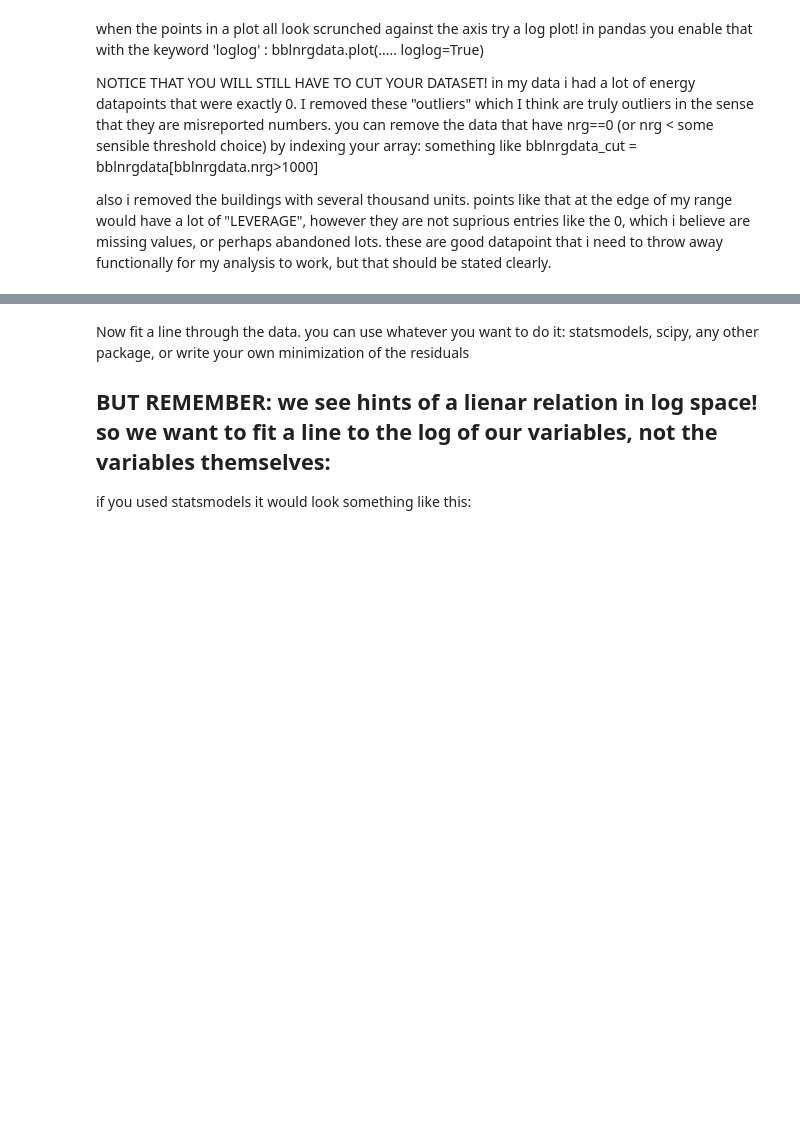
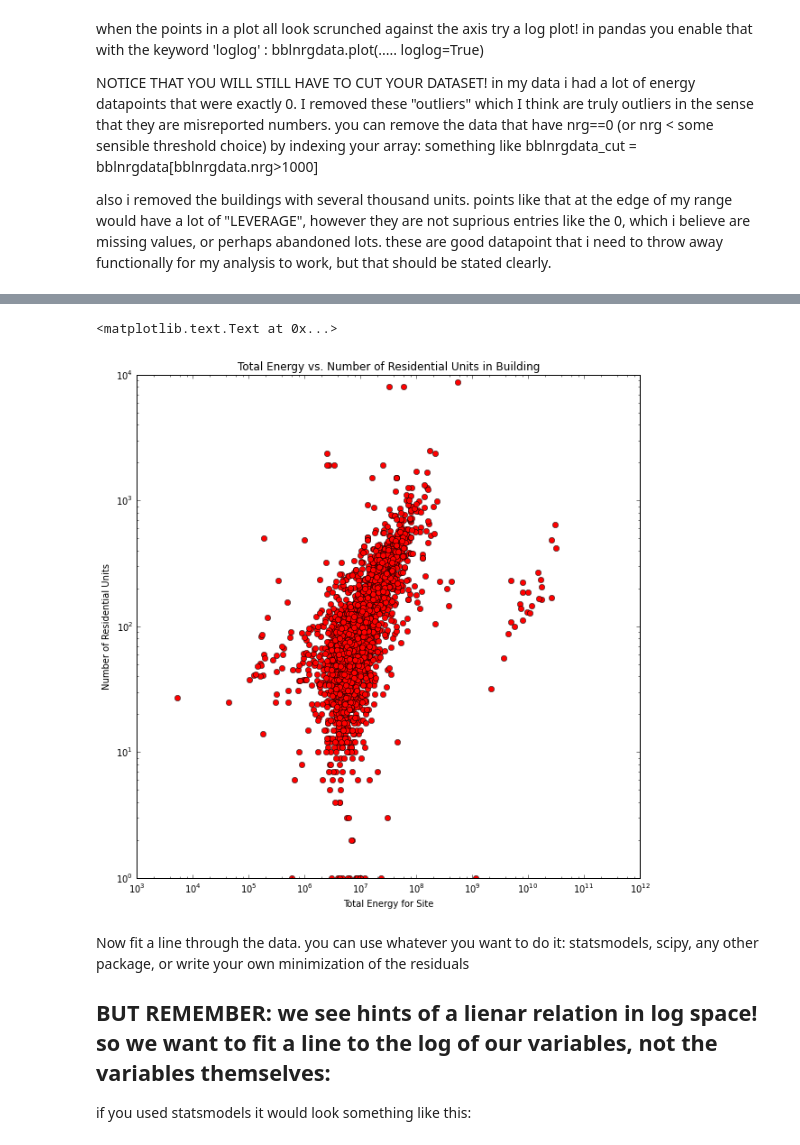
Before and after one commit to michellemho/PUI2015_mmh555, a Jupyter notebook: HW5/building_nrg_instructions.ipynb, the cells around one changed output, grey strips where cells are left out. Cells and saved outputs as stored; diff of their text form; code cells hidden in the pictures; blank space fills up the shorter version.

```diff
--- a/HW5/building_nrg_instructions.ipynb
+++ b/HW5/building_nrg_instructions.ipynb
@@ -259,3 +271,16 @@ KeyError: 'Site EUI(kBtu/ft2)'
+# %%
+bblNRGdata['energyPerSite'] = bblNRGdata['Site EUI(kBtu/ft2)'].astype(float) * bblNRGdata['Reported Property Floor Area (Building(s)) (ft\xc2\xb2)'].astype(float)
+fig = figure(figsize = (10,10))
+ax = fig.add_subplot(111)
+ax.loglog()
+ax.plot(bblNRGdata['energyPerSite'], bblNRGdata['UnitsRes'],'ro')
+
+plt.xlabel('Total Energy for Site')
+plt.ylabel('Number of Residential Units')
+plt.title('Total Energy vs. Number of Residential Units in Building')
+# %% [output]
+<matplotlib.text.Text at 0x...>
+[figure, added]
 # %% [markdown]
 Now fit a line through the data. you can use whatever you want to do it:
 statsmodels, scipy, any other package, or write your own minimization of the residuals
```
Also changed, not shown: parts of 20 cells of this notebook.
